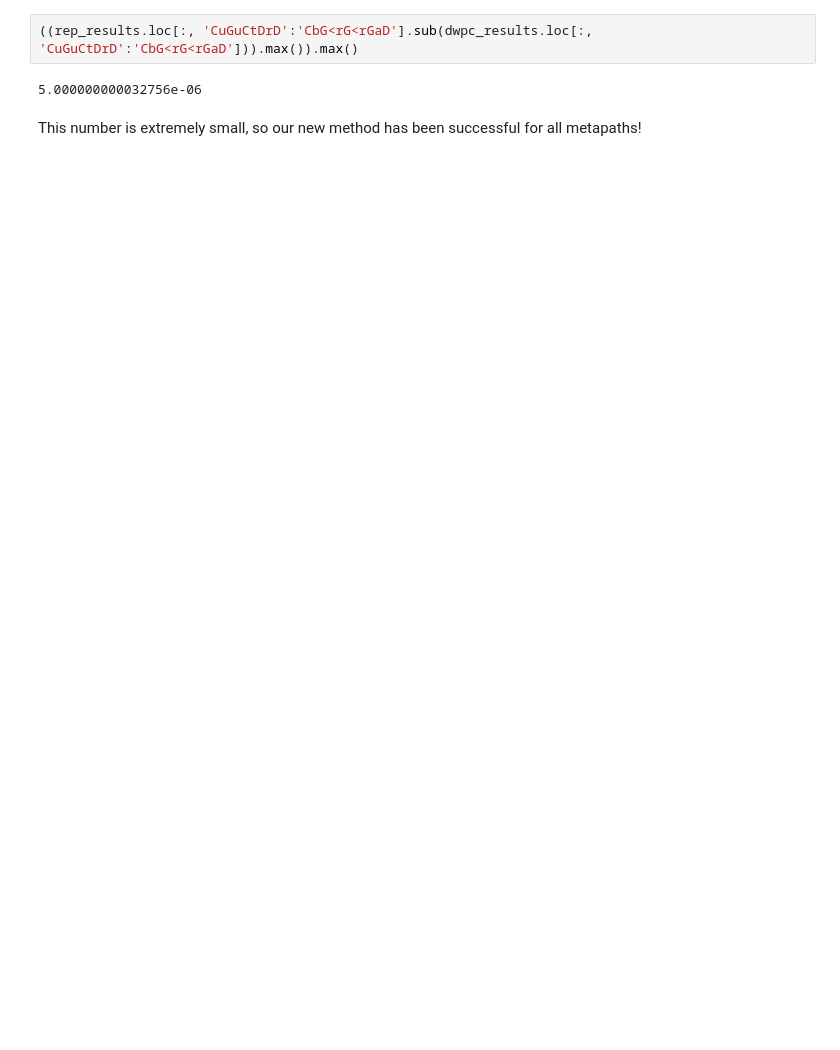
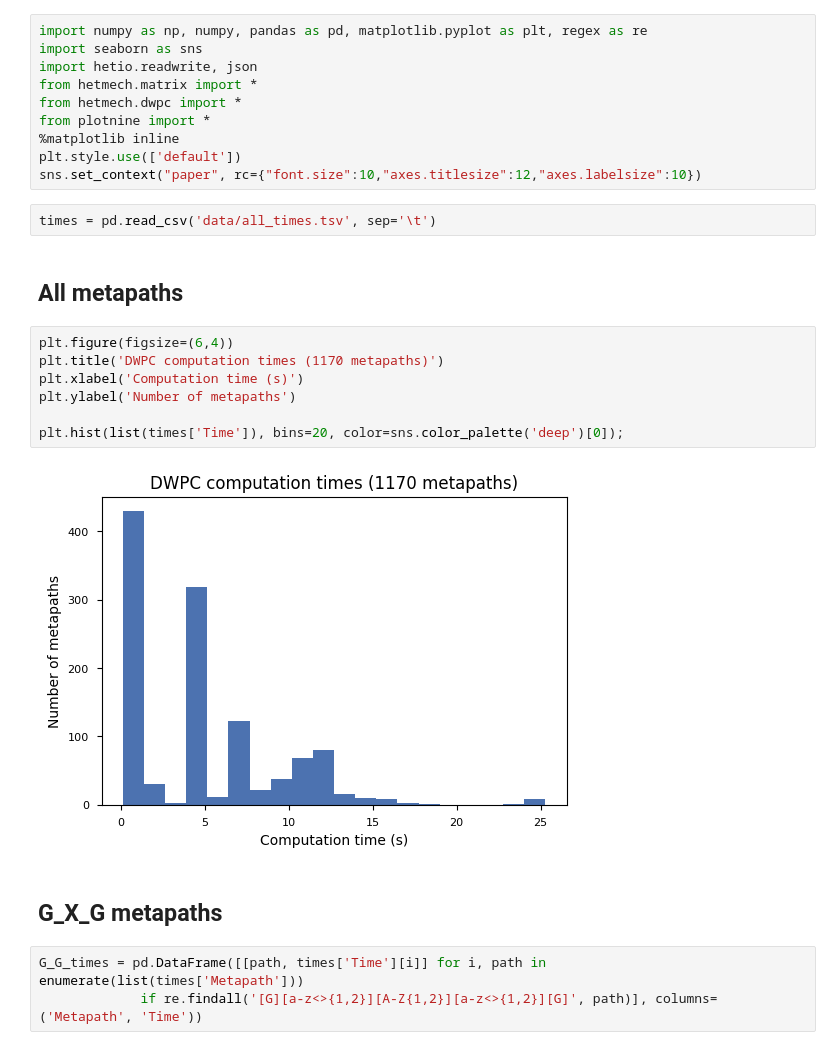
Before and after one commit to zietzm/hetmech, a Jupyter notebook: 6.compare-rephetio.ipynb, the cells around one changed output. Cells and saved outputs as stored; diff of their text form; blank space fills up the shorter version.

Commit message:
Fixed JSON error

```diff
--- a/6.compare-rephetio.ipynb
+++ b/6.compare-rephetio.ipynb
@@ -142,6 +1,28 @@ Now that the two dataframes have identical rows and columns in exactly in the sa
-# %%
-((rep_results.loc[:, 'CuGuCtDrD':'CbG<rG<rGaD'].sub(dwpc_results.loc[:, 'CuGuCtDrD':'CbG<rG<rGaD'])).max()).max()
-# %% [output]
-5.000000000032756e-06
-# %% [markdown]
-This number is extremely small, so our new method has been successful for all metapaths!
+# %%
+import numpy as np, numpy, pandas as pd, matplotlib.pyplot as plt, regex as re
+import seaborn as sns
+import hetio.readwrite, json
+from hetmech.matrix import *
+from hetmech.dwpc import *
+from plotnine import *
+%matplotlib inline
+plt.style.use(['default'])
+sns.set_context("paper", rc={"font.size":10,"axes.titlesize":12,"axes.labelsize":10})
+# %%
+times = pd.read_csv('data/all_times.tsv', sep='\t')
+# %% [markdown]
+## All metapaths
+# %%
+plt.figure(figsize=(6,4))
+plt.title('DWPC computation times (1170 metapaths)')
+plt.xlabel('Computation time (s)')
+plt.ylabel('Number of metapaths')
+
+plt.hist(list(times['Time']), bins=20, color=sns.color_palette('deep')[0]);
+# %% [output]
+[figure, added]
+# %% [markdown]
+## G_X_G metapaths
+# %%
+G_G_times = pd.DataFrame([[path, times['Time'][i]] for i, path in enumerate(list(times['Metapath']))
+             if re.findall('[G][a-z<>{1,2}][A-Z{1,2}][a-z<>{1,2}][G]', path)], columns=('Metapath', 'Time'))
```
Also changed, not shown: parts of 64 cells of this notebook.
